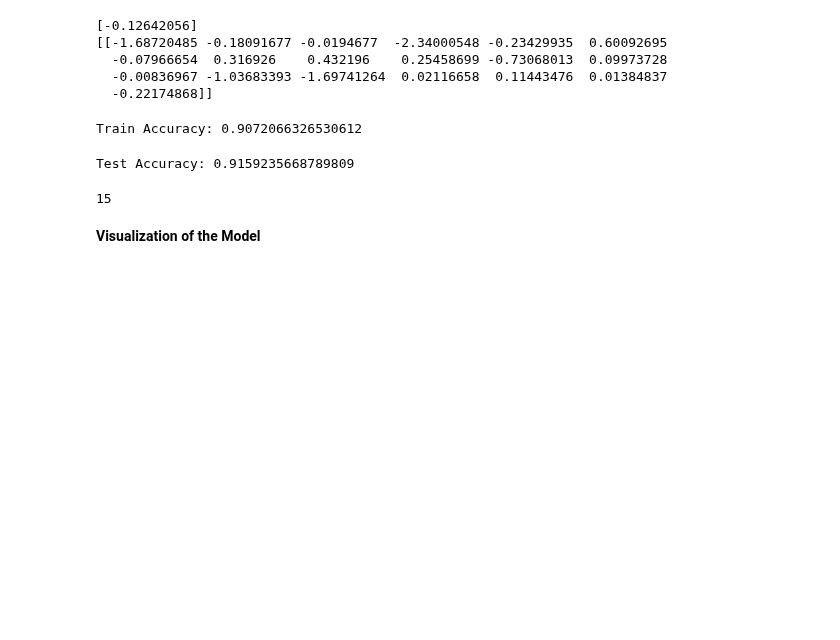
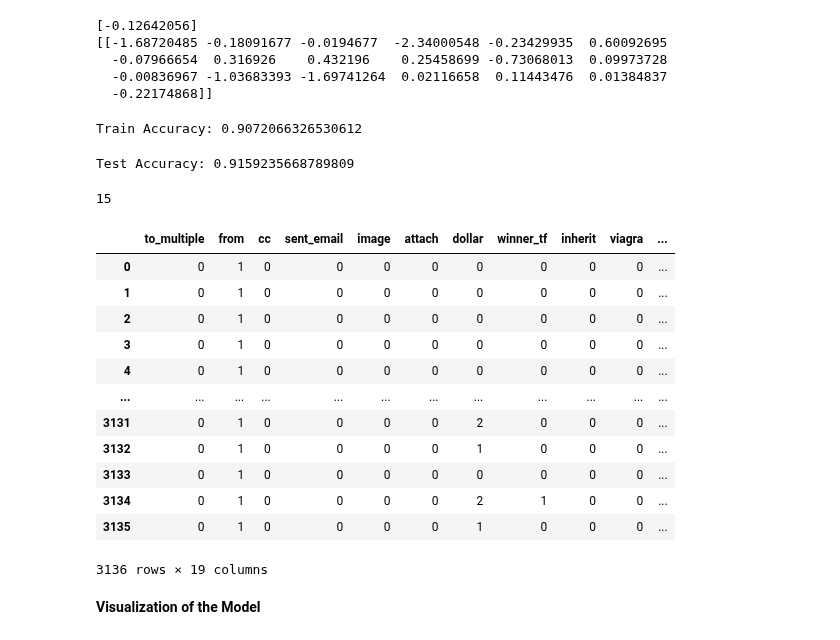
Before and after one commit to arvind-maurya/MachineLearning, a Jupyter notebook: Assignment/AIMLCEP_Q2.ipynb, the cells around one changed output. Drawn from its saved outputs; the diff is of its cells as text; code cells hidden in the pictures; blank space fills up the shorter version.

```diff
--- a/Assignment/AIMLCEP_Q2.ipynb
+++ b/Assignment/AIMLCEP_Q2.ipynb
@@ -508,6 +520,22 @@ sum(y_test_predicted)
 # %% [output]
 Test Accuracy: 0.9159235668789809
 15
+# %%
+X_train[:]
+# %% [output]
+|  | to_multiple | from | cc | sent_email | image | attach | dollar | winner_tf | inherit | viagra | ... |
+| 0 | 0 | 1 | 0 | 0 | 0 | 0 | 0 | 0 | 0 | 0 | ... |
+| 1 | 0 | 1 | 0 | 0 | 0 | 0 | 0 | 0 | 0 | 0 | ... |
+| 2 | 0 | 1 | 0 | 0 | 0 | 0 | 0 | 0 | 0 | 0 | ... |
+| 3 | 0 | 1 | 0 | 0 | 0 | 0 | 0 | 0 | 0 | 0 | ... |
+| 4 | 0 | 1 | 0 | 0 | 0 | 0 | 0 | 0 | 0 | 0 | ... |
+| ... | ... | ... | ... | ... | ... | ... | ... | ... | ... | ... | ... |
+| 3131 | 0 | 1 | 0 | 0 | 0 | 0 | 2 | 0 | 0 | 0 | ... |
+| 3132 | 0 | 1 | 0 | 0 | 0 | 0 | 1 | 0 | 0 | 0 | ... |
+| 3133 | 0 | 1 | 0 | 0 | 0 | 0 | 0 | 0 | 0 | 0 | ... |
+| 3134 | 0 | 1 | 0 | 0 | 0 | 0 | 2 | 1 | 0 | 0 | ... |
+| 3135 | 0 | 1 | 0 | 0 | 0 | 0 | 1 | 0 | 0 | 0 | ... |
+3136 rows × 19 columns
 # %% [markdown]
 **Visualization of the Model**
 # %%
```
Also changed, not shown: parts of 8 cells of this notebook.
